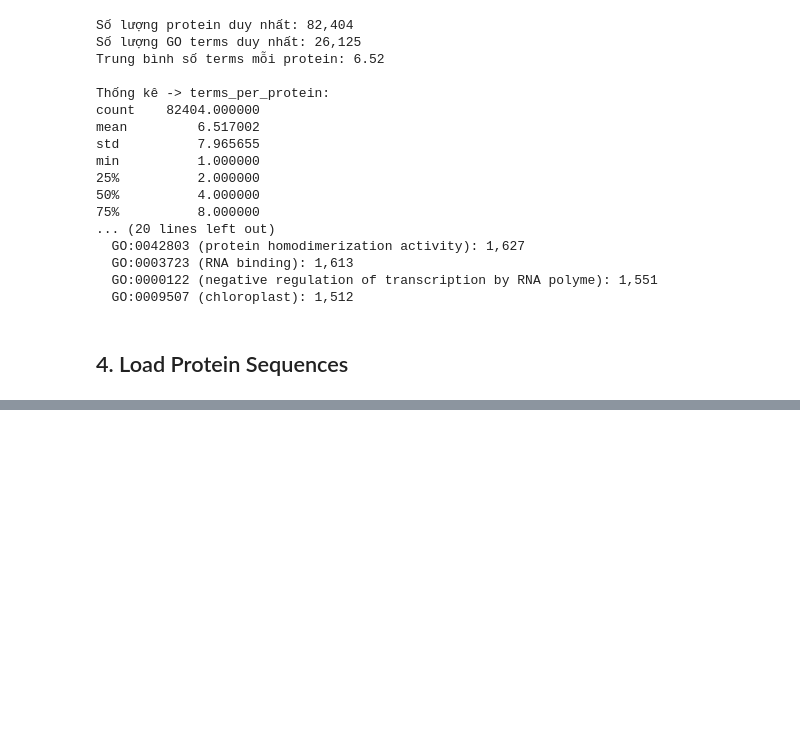
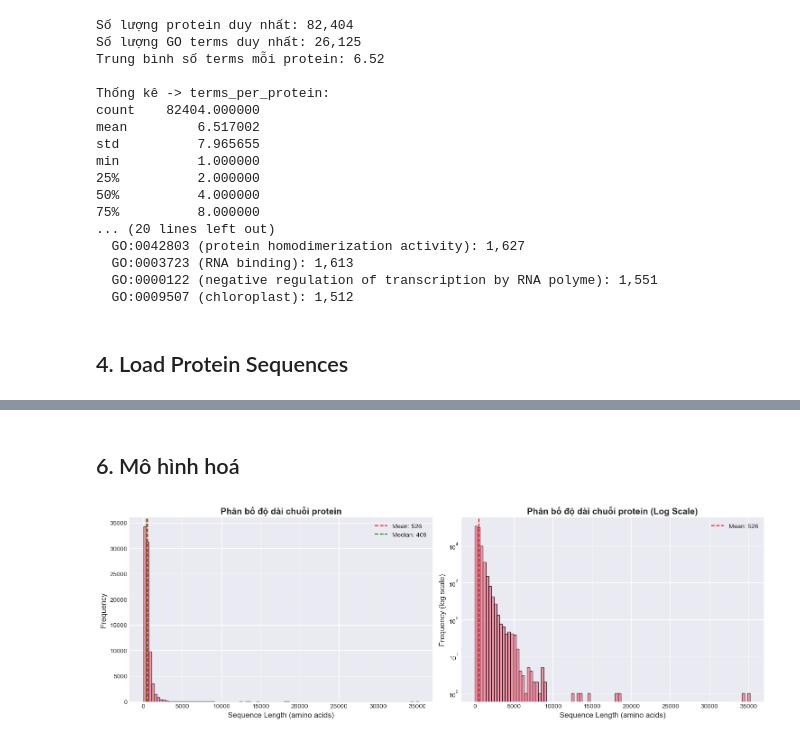
Before and after one commit to Uzumaki-Cutehihi/ML_Project, a Jupyter notebook: Preprocessing_And_Visualization.ipynb, the cells around one changed output, grey strips where cells are left out. Cells and saved outputs as stored; diff of their text form; code cells hidden in the pictures; blank space fills up the shorter version.

Commit message:
update visualization 1

```diff
--- a/Preprocessing_And_Visualization.ipynb
+++ b/Preprocessing_And_Visualization.ipynb
@@ -281,18 +281,15 @@ print(f"\nMột vài sequences mẫu:")
 for i, (seq_id, seq) in enumerate(list(sequences.items())[:3]):
     print(f"\n{seq_id}: {seq[:100]}... (length: {len(seq)})")
 
-print("\n\n")
+print("\n")
 
 # Đọc toàn bộ file để lấy thống kê chính xác về độ dài
-print("Đang đọc toàn bộ file để phân tích độ dài sequences...")
 all_lengths = []
 total_seqs = 0
 
 for record in SeqIO.parse(train_fasta_file, "fasta"):
     all_lengths.append(len(record.seq))
     total_seqs += 1
-    if total_seqs % 50000 == 0:
-        print(f"  Đã đọc {total_seqs:,} sequences...")
 
 print(f"\nTổng số sequences: {total_seqs:,}")
 print(f"Thống kê độ dài sequences:")
@@ -318,0 +396,28 @@ dtype: float64
+# %% [markdown]
+## 6. Mô hình hoá
+# %%
+# Visualization 1: Phân phối độ dài Protein
+fig, axes = plt.subplots(1, 2, figsize=(15, 5))
+
+# Histogram
+axes[0].hist(all_lengths, bins=100, edgecolor='black', alpha=0.7)
+axes[0].set_xlabel('Sequence Length (amino acids)', fontsize=12)
+axes[0].set_ylabel('Frequency', fontsize=12)
+axes[0].set_title('Phân bố độ dài chuỗi protein', fontsize=14, fontweight='bold')
+axes[0].axvline(np.mean(all_lengths), color='r', linestyle='--', label=f'Mean: {np.mean(all_lengths):.0f}')
+axes[0].axvline(np.median(all_lengths), color='g', linestyle='--', label=f'Median: {np.median(all_lengths):.0f}')
+axes[0].legend()
+
+# Log scale
+axes[1].hist(all_lengths, bins=100, edgecolor='black', alpha=0.7)
+axes[1].set_xlabel('Sequence Length (amino acids)', fontsize=12)
+axes[1].set_ylabel('Frequency (log scale)', fontsize=12)
+axes[1].set_title('Phân bố độ dài chuỗi protein (Log Scale)', fontsize=14, fontweight='bold')
+axes[1].set_yscale('log')
+axes[1].axvline(np.mean(all_lengths), color='r', linestyle='--', label=f'Mean: {np.mean(all_lengths):.0f}')
+axes[1].legend()
+
+plt.tight_layout()
+plt.show()
+# %% [output]
+[figure, added]
```
Also changed, not shown: parts of 7 cells of this notebook.
